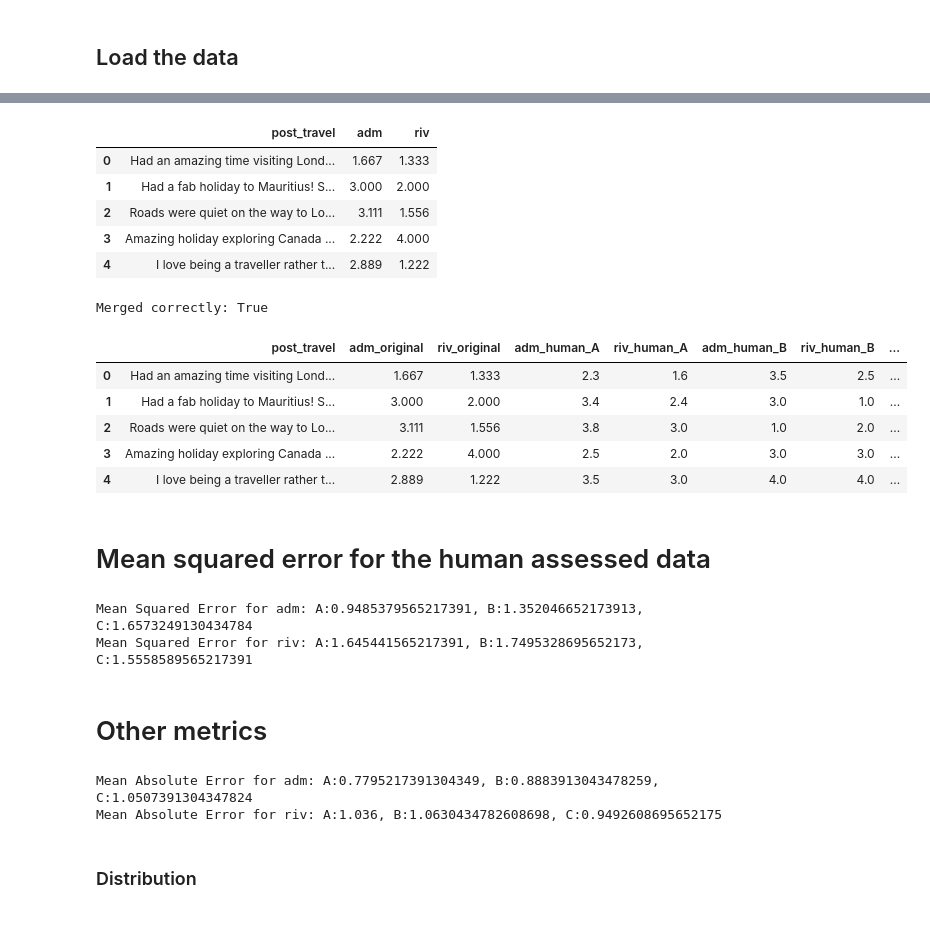
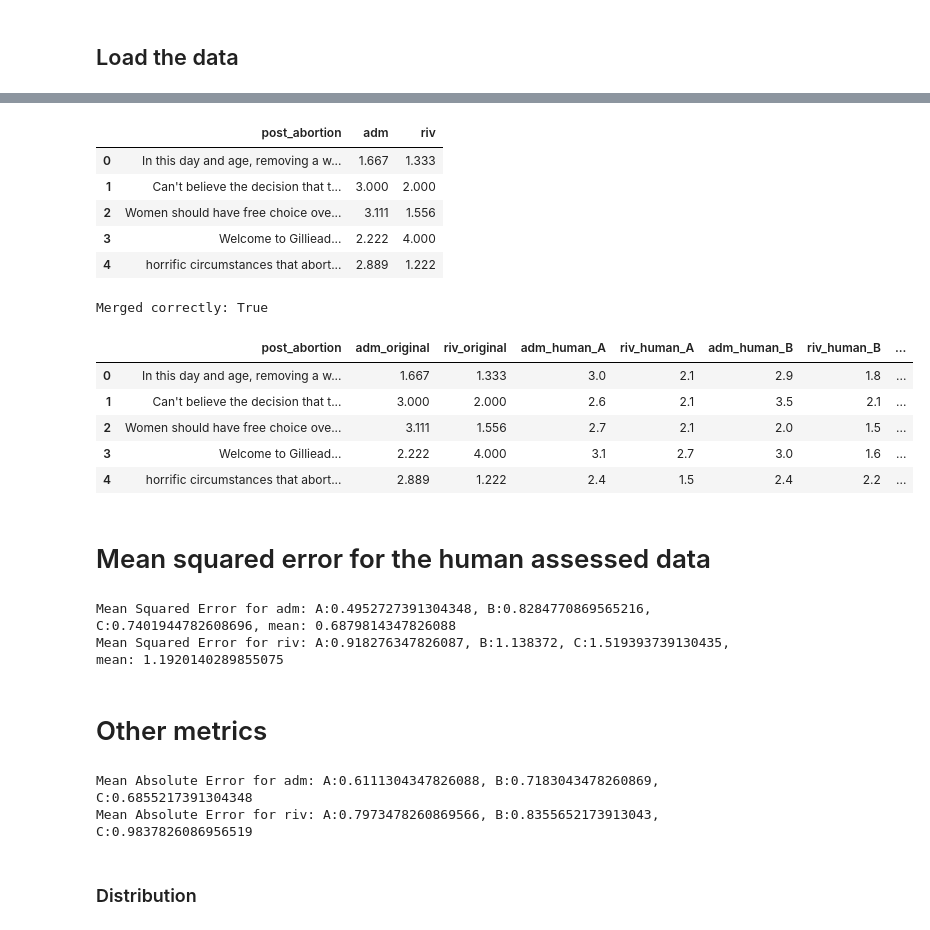
Before and after one commit to jfpio/narcissistic-twitter, a Jupyter notebook: notebooks/human_as_model_analysis_abortion.ipynb, the cells around one changed output, grey strips where cells are left out. Cells and saved outputs as stored; diff of their text form; code cells hidden in the pictures.

```diff
--- a/notebooks/human_as_model_analysis_abortion.ipynb
+++ b/notebooks/human_as_model_analysis_abortion.ipynb
@@ -34,34 +34,34 @@ human_data_A.head()
 # %%
 # load the test data
 test_data = pd.read_csv(path_to_test)
-test_data[['post_travel','adm','riv']].head()
+test_data[['post_abortion','adm','riv']].head()
 # %% [output]
-|  | post_travel | adm | riv |
-| 0 | Had an amazing time visiting Lond... | 1.667 | 1.333 |
-| 1 | Had a fab holiday to Mauritius! S... | 3.000 | 2.000 |
-| 2 | Roads were quiet on the way to Lo... | 3.111 | 1.556 |
-| 3 | Amazing holiday exploring Canada ... | 2.222 | 4.000 |
-| 4 | I love being a traveller rather t... | 2.889 | 1.222 |
+|  | post_abortion | adm | riv |
+| 0 | In this day and age, removing a w... | 1.667 | 1.333 |
+| 1 | Can't believe the decision that t... | 3.000 | 2.000 |
+| 2 | Women should have free choice ove... | 3.111 | 1.556 |
+| 3 | Welcome to Gilliead... | 2.222 | 4.000 |
+| 4 | horrific circumstances that abort... | 2.889 | 1.222 |
 # %%
 # drop not needed columns
-test_data = test_data[['post_travel','adm','riv']]
+test_data = test_data[['post_abortion','adm','riv']]
 # %%
 # Merge the two dataframes
-merged_data = test_data.merge(human_data_A, on='post_travel', suffixes=('', '_human_A')) \
-                  .merge(human_data_B, on='post_travel', suffixes=('', '_human_B')) \
-                  .merge(human_data_C, on='post_travel', suffixes=('', '_human_C'))
+merged_data = test_data.merge(human_data_A, on='post_abortion', suffixes=('', '_human_A')) \
+                  .merge(human_data_B, on='post_abortion', suffixes=('', '_human_B')) \
+                  .merge(human_data_C, on='post_abortion', suffixes=('', '_human_C'))
 merged_data.rename(columns={'adm': 'adm_original', 'riv': 'riv_original'}, inplace=True)
 # Check the length of the merged data
 print(f"Merged correctly: {len(merged_data)==len(human_data_A)==len(human_data_B)==len(human_data_C)==len(test_data)}")
 merged_data.head()
 # %% [output]
 Merged correctly: True
-|  | post_travel | adm_original | riv_original | adm_human_A | riv_human_A | adm_human_B | riv_human_B | ... |
-| 0 | Had an amazing time visiting Lond... | 1.667 | 1.333 | 2.3 | 1.6 | 3.5 | 2.5 | ... |
-| 1 | Had a fab holiday to Mauritius! S... | 3.000 | 2.000 | 3.4 | 2.4 | 3.0 | 1.0 | ... |
-| 2 | Roads were quiet on the way to Lo... | 3.111 | 1.556 | 3.8 | 3.0 | 1.0 | 2.0 | ... |
-| 3 | Amazing holiday exploring Canada ... | 2.222 | 4.000 | 2.5 | 2.0 | 3.0 | 3.0 | ... |
-| 4 | I love being a traveller rather t... | 2.889 | 1.222 | 3.5 | 3.0 | 4.0 | 4.0 | ... |
+|  | post_abortion | adm_original | riv_original | adm_human_A | riv_human_A | adm_human_B | riv_human_B | ... |
+| 0 | In this day and age, removing a w... | 1.667 | 1.333 | 3.0 | 2.1 | 2.9 | 1.8 | ... |
+| 1 | Can't believe the decision that t... | 3.000 | 2.000 | 2.6 | 2.1 | 3.5 | 2.1 | ... |
+| 2 | Women should have free choice ove... | 3.111 | 1.556 | 2.7 | 2.1 | 2.0 | 1.5 | ... |
+| 3 | Welcome to Gilliead... | 2.222 | 4.000 | 3.1 | 2.7 | 3.0 | 1.6 | ... |
+| 4 | horrific circumstances that abort... | 2.889 | 1.222 | 2.4 | 1.5 | 2.4 | 2.2 | ... |
 # %% [markdown]
 # Mean squared error for the human assessed data
 # %%
@@ -72,11 +72,11 @@ mse_adm_B = mean_squared_error(merged_data['adm_human_B'], merged_data['adm_orig
 mse_riv_B = mean_squared_error(merged_data['riv_human_B'], merged_data['riv_original'])
 mse_adm_C = mean_squared_error(merged_data['adm_human_C'], merged_data['adm_original'])
 mse_riv_C = mean_squared_error(merged_data['riv_human_C'], merged_data['riv_original'])
-print(f"Mean Squared Error for adm: A:{mse_adm_A}, B:{mse_adm_B}, C:{mse_adm_C}")
-print(f"Mean Squared Error for riv: A:{mse_riv_A}, B:{mse_riv_B}, C:{mse_riv_C}")
+print(f"Mean Squared Error for adm: A:{mse_adm_A}, B:{mse_adm_B}, C:{mse_adm_C}, mean: {np.mean([mse_adm_A,mse_adm_B,mse_adm_C])}")
+print(f"Mean Squared Error for riv: A:{mse_riv_A}, B:{mse_riv_B}, C:{mse_riv_C}, mean: {np.mean([mse_riv_A,mse_riv_B,mse_riv_C])}")
 # %% [output]
-Mean Squared Error for adm: A:0.9485379565217391, B:1.352046652173913, C:1.6573249130434784
-Mean Squared Error for riv: A:1.645441565217391, B:1.7495328695652173, C:1.5558589565217391
+Mean Squared Error for adm: A:0.4952727391304348, B:0.8284770869565216, C:0.7401944782608696, mean: 0.6879814347826088
+Mean Squared Error for riv: A:0.918276347826087, B:1.138372, C:1.519393739130435, mean: 1.1920140289855075
 # %% [markdown]
 # Other metrics
 # %%
@@ -92,8 +92,8 @@ mae_riv_C = mean_absolute_error(merged_data['riv_human_C'], merged_data['riv_ori
 print(f"Mean Absolute Error for adm: A:{mae_adm_A}, B:{mae_adm_B}, C:{mae_adm_C}")
 print(f"Mean Absolute Error for riv: A:{mae_riv_A}, B:{mae_riv_B}, C:{mae_riv_C}")
 # %% [output]
-Mean Absolute Error for adm: A:0.7795217391304349, B:0.8883913043478259, C:1.0507391304347824
-Mean Absolute Error for riv: A:1.036, B:1.0630434782608698, C:0.9492608695652175
+Mean Absolute Error for adm: A:0.6111304347826088, B:0.7183043478260869, C:0.6855217391304348
+Mean Absolute Error for riv: A:0.7973478260869566, B:0.8355652173913043, C:0.9837826086956519
 # %% [markdown]
 ### Distribution
 # %%
```
Also changed, not shown: parts of 4 cells of this notebook, 1 other file.
